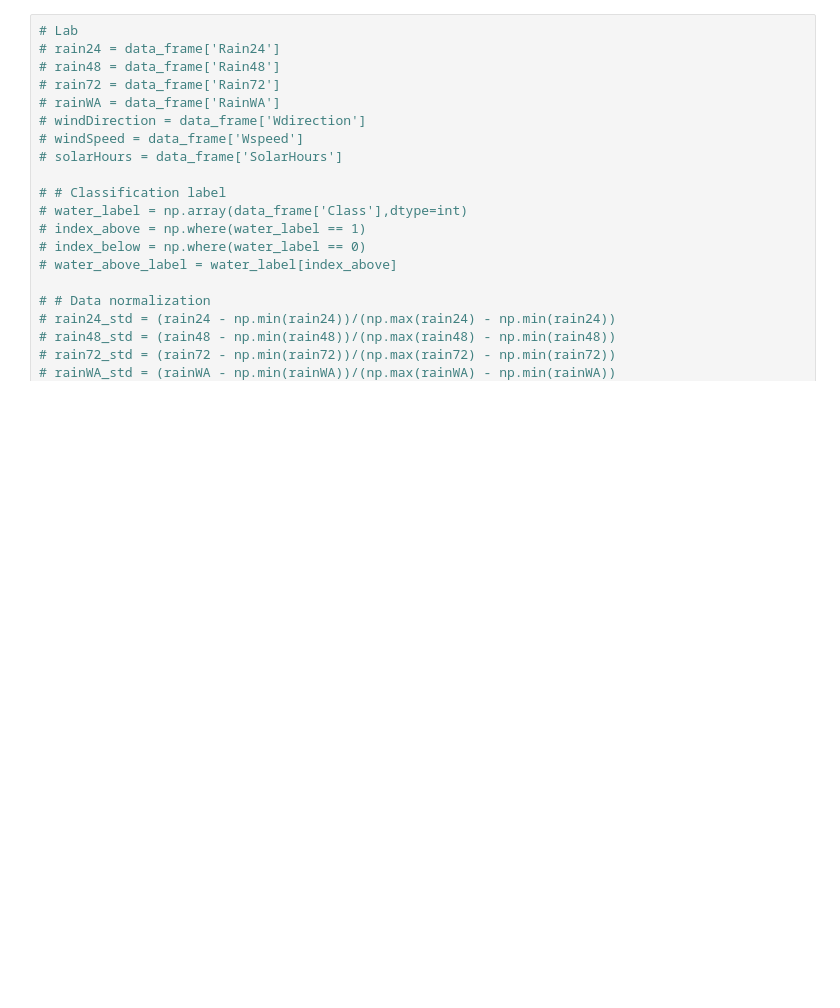
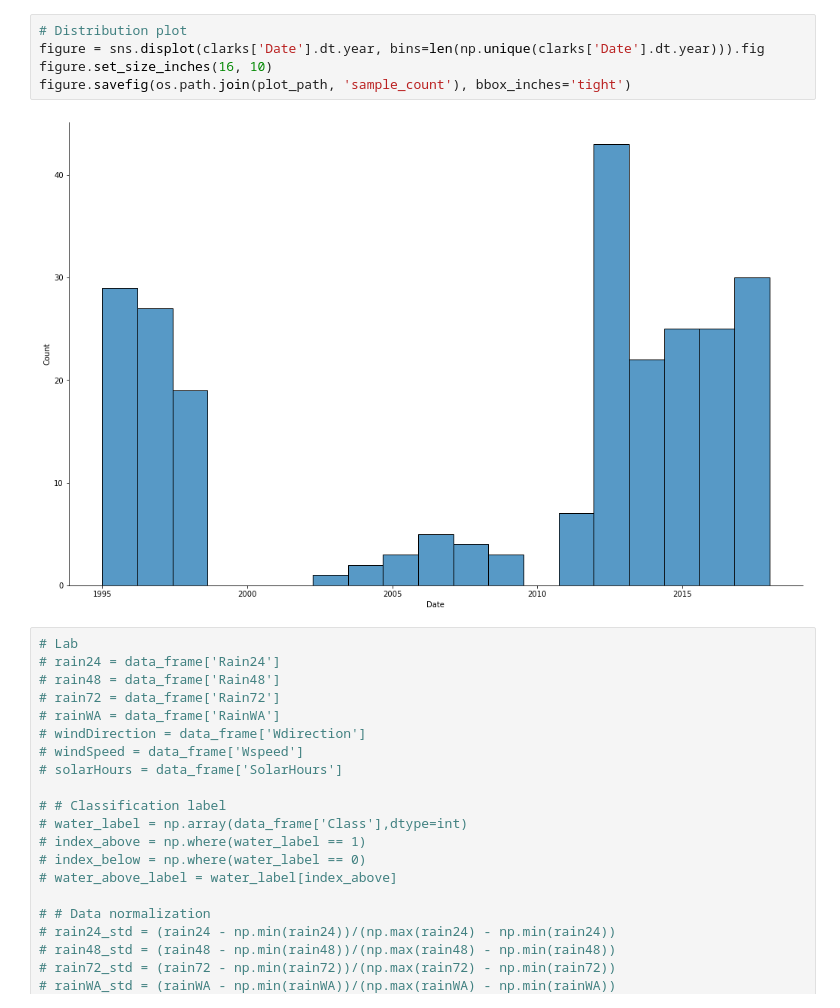
Before and after one commit to ChanningW2211/PB5, a Jupyter notebook: PB5.ipynb, the cells around one changed output. Saved outputs shown, nothing was run; the diff lists cells and outputs as text; blank space fills up the shorter version.

```diff
--- a/PB5.ipynb
+++ b/PB5.ipynb
@@ -100,3 +132,10 @@ figure.savefig("correlation_heatmap", format="png")
+# %%
+# Distribution plot
+figure = sns.displot(clarks['Date'].dt.year, bins=len(np.unique(clarks['Date'].dt.year))).fig
+figure.set_size_inches(16, 10)
+figure.savefig(os.path.join(plot_path, 'sample_count'), bbox_inches='tight')
+# %% [output]
+[figure, added]
 # %%
 # Lab
 # rain24 = data_frame['Rain24']
```
Also changed, not shown: parts of 13 cells of this notebook, 6 other files.
